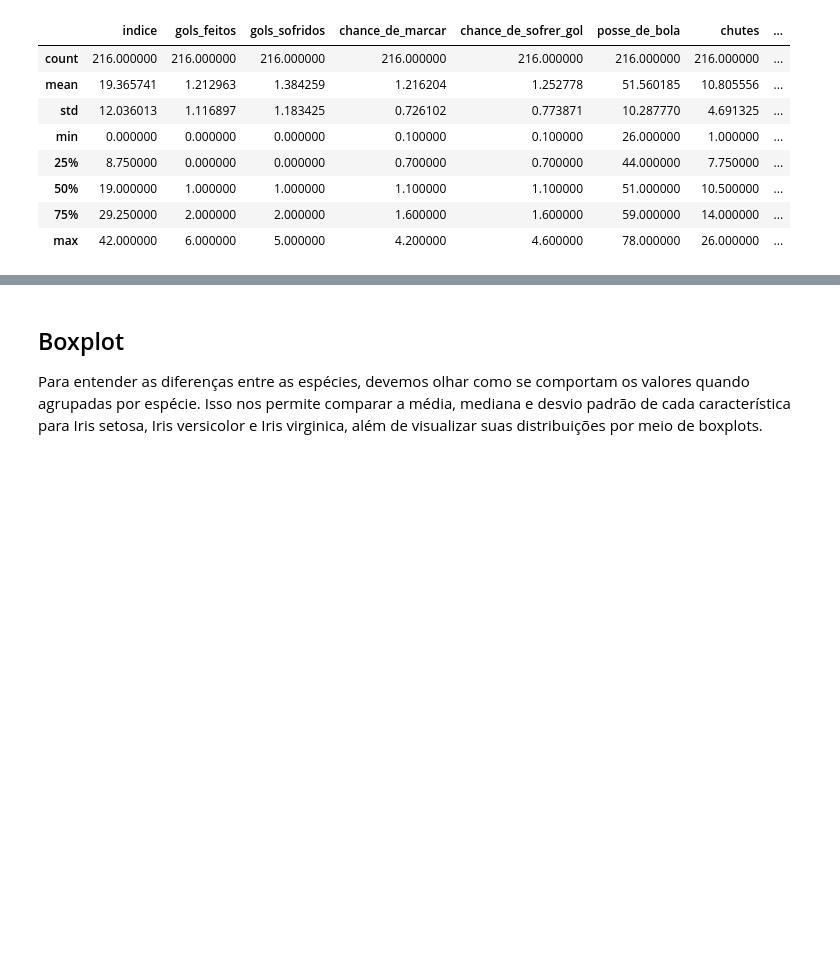
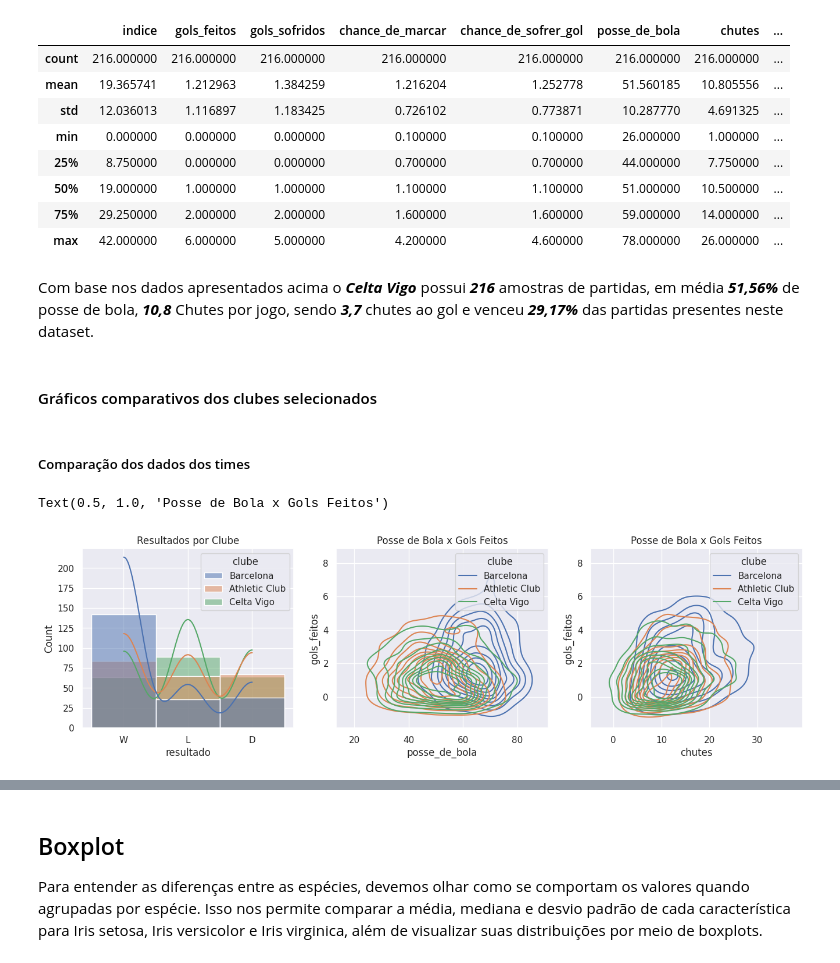
Before and after one commit to guilhermer1/mvp_AnaliseDeDados, a Jupyter notebook: Análise_de_Dados_e_Boas_Práticas-LaLiga.ipynb, the cells around one changed output, grey strips where cells are left out. Saved outputs shown, nothing was run; the diff lists cells and outputs as text; code cells hidden in the pictures; blank space fills up the shorter version.

```diff
--- a/Análise_de_Dados_e_Boas_Práticas-LaLiga.ipynb
+++ b/Análise_de_Dados_e_Boas_Práticas-LaLiga.ipynb
@@ -533,3 +535,26 @@ Porcentagem de derrotas: 41.2
 | 50% | 19.000000 | 1.000000 | 1.000000 | 1.100000 | 1.100000 | 51.000000 | 10.500000 | ... |
 | 75% | 29.250000 | 2.000000 | 2.000000 | 1.600000 | 1.600000 | 59.000000 | 14.000000 | ... |
 | max | 42.000000 | 6.000000 | 5.000000 | 4.200000 | 4.600000 | 78.000000 | 26.000000 | ... |
+# %% [markdown]
+Com base nos dados apresentados acima o ***Celta Vigo*** possui ***216*** amostras de partidas, em média ***51,56%*** de posse de bola, ***10,8*** Chutes por jogo, sendo ***3,7*** chutes ao gol e venceu ***29,17%*** das partidas presentes neste dataset.
+# %% [markdown]
+#### Gráficos comparativos dos clubes selecionados
+# %% [markdown]
+##### Comparação dos dados dos times
+# %%
+#Gráfico comparando as posses de bola dos três clubes selecionados
+laligaPosseDeBola = laliga[laliga['clube'].isin(['Barcelona', 'Athletic Club', 'Celta Vigo'])]
+
+fig, axes = plt.subplots(1,3 ,figsize=(16, 4))
+
+#gráfico resultados por clube
+sns.histplot(data=laligaPosseDeBola, x="resultado", legend=True, ax=axes[0], kde=True, hue='clube').set_title('Resultados por Clube')
+
+#gráfico posse_de_bola x gols_feitos
+sns.kdeplot(data=laligaPosseDeBola, x="posse_de_bola", y='gols_feitos', ax=axes[1], legend=True, hue='clube').set_title('Posse de Bola x Gols Feitos')
+
+#gráfico posse_de_bola x gols_feitos
+sns.kdeplot(data=laligaPosseDeBola, x="chutes", y='gols_feitos', ax=axes[2], legend=True, hue='clube').set_title('Posse de Bola x Gols Feitos')
+# %% [output]
+Text(0.5, 1.0, 'Posse de Bola x Gols Feitos')
+[figure, added]
```
Also changed, not shown: parts of 3 cells of this notebook.
